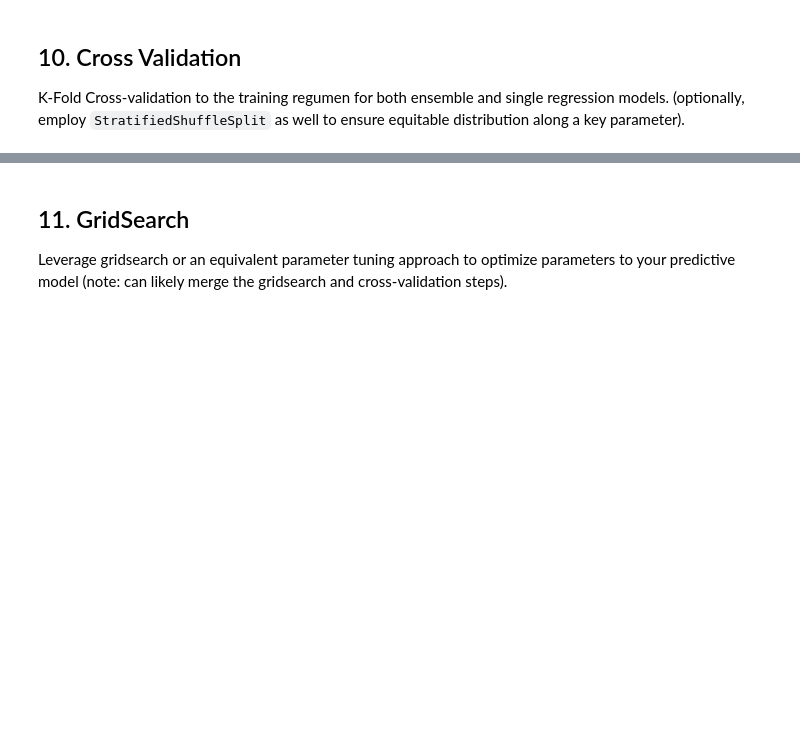
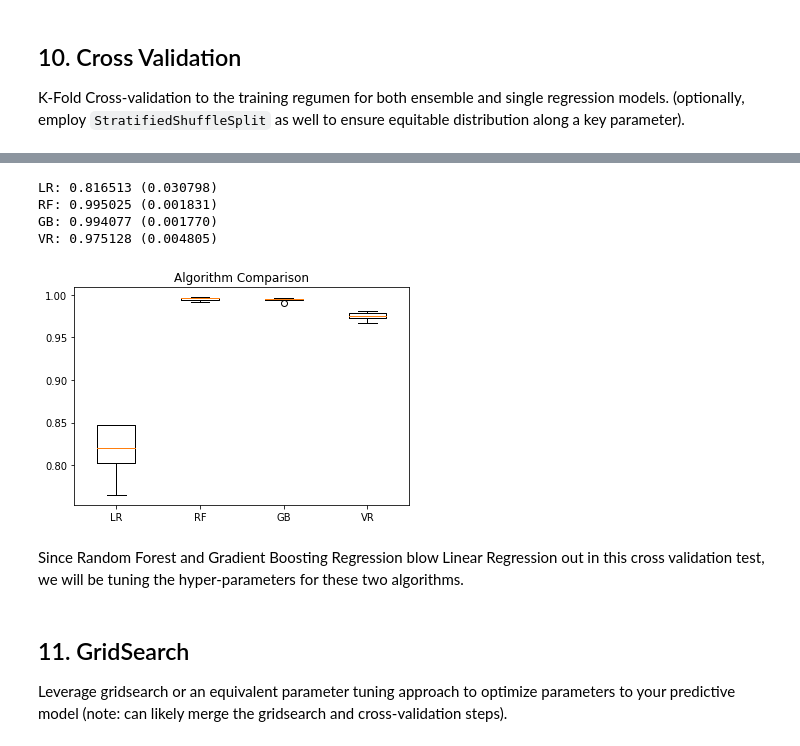
Before and after one commit to rudyorre/m148-project3, a Jupyter notebook: project3.ipynb, the cells around one changed output, grey strips where cells are left out. Saved outputs shown, nothing was run; the diff lists cells and outputs as text; code cells hidden in the pictures; blank space fills up the shorter version.

```diff
--- a/project3.ipynb
+++ b/project3.ipynb
@@ -906,27 +904,32 @@ Voting Regression Score: 0.9751569415051302
 # %%
-model = {
+models = {
     'LR': LinearRegression(),
     'RF': RandomForestRegressor(),
     'GB': GradientBoostingRegressor(),
-    'VR': vreg,
+    'VR': vreg, # VotingRegressor() is already trained
 }
 
 # Evaluate each model in turn
 results = []
 names = []
-for name, model in models:
-    # TimeSeries Cross validation
- tscv = TimeSeriesSplit(n_splits=10)
-
- cv_results = cross_val_score(model, X_train, y_train, cv=tscv, scoring='r2')
- results.append(cv_results)
- names.append(name)
- print('%s: %f (%f)' % (name, cv_results.mean(), cv_results.std()))
+for name, model in models.items():
+    cv_results = cross_val_score(model, X_train, y_train, cv=5, scoring='r2')
+    results.append(cv_results)
+    names.append(name)
+    print('%s: %f (%f)' % (name, cv_results.mean(), cv_results.std()))
 
 # Compare Algorithms
 plt.boxplot(results, labels=names)
 plt.title('Algorithm Comparison')
 plt.show()
+# %% [output]
+LR: 0.816513 (0.030798)
+RF: 0.995025 (0.001831)
+GB: 0.994077 (0.001770)
+VR: 0.975128 (0.004805)
+[figure, added]
+# %% [markdown]
+Since Random Forest and Gradient Boosting Regression blow Linear Regression out in this cross validation test, we will be tuning the hyper-parameters for these two algorithms.
 # %% [markdown]
 ## 11. GridSearch
 Leverage gridsearch or an equivalent parameter tuning approach to optimize parameters to your predictive model (note: can likely merge the gridsearch and cross-validation steps).
```
Also changed, not shown: parts of 26 cells of this notebook.
